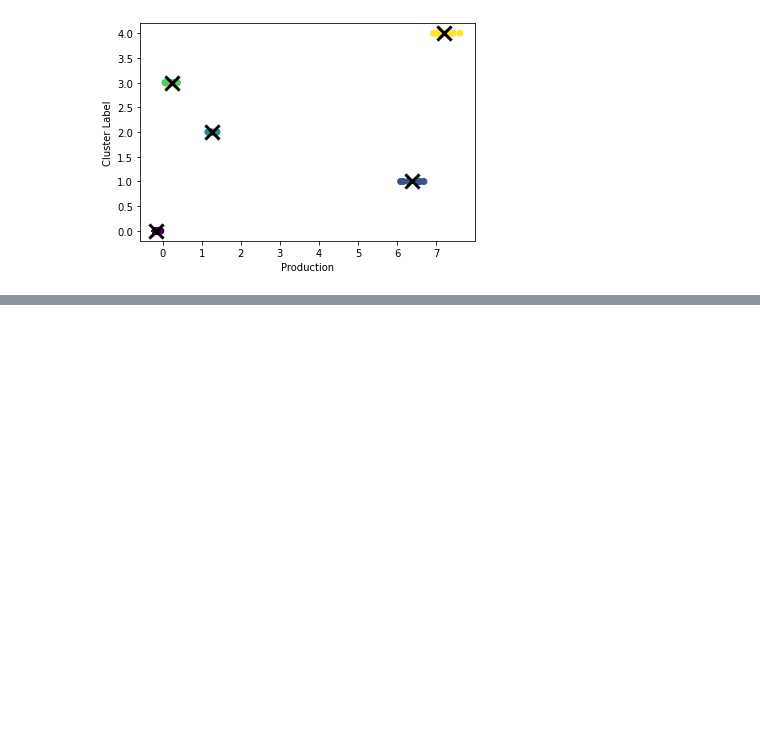
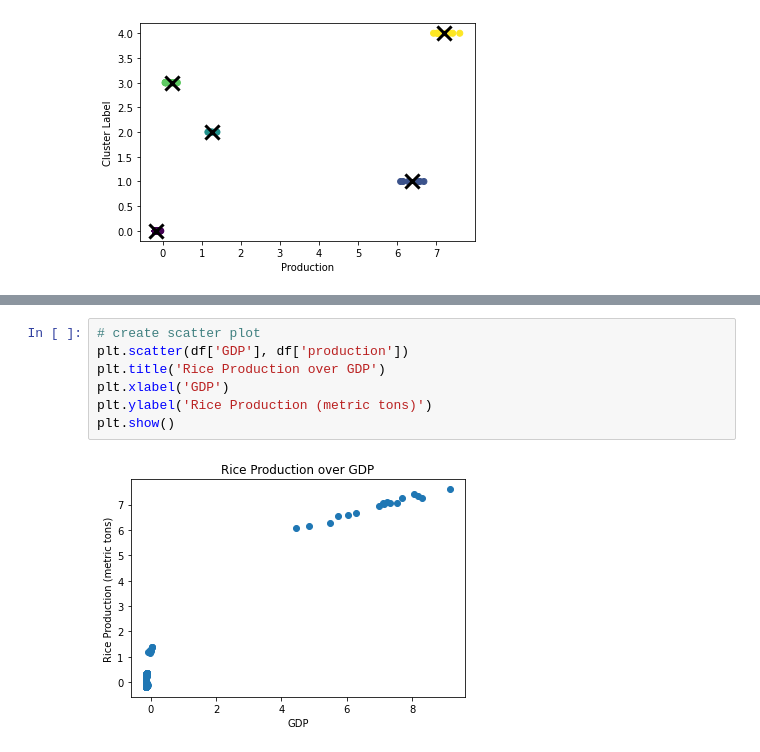
Before and after one commit to JacobNescot/DataAnalytics_Project_JacobNescot, a Jupyter notebook: DA_Project_V2.ipynb, the cells around one changed output, grey strips where cells are left out. Saved outputs shown, nothing was run; the diff lists cells and outputs as text; blank space fills up the shorter version.

```diff
--- a/DA_Project_V2.ipynb
+++ b/DA_Project_V2.ipynb
@@ -654,0 +563,9 @@ plt.show()
+# %%
+# create scatter plot
+plt.scatter(df['GDP'], df['production'])
+plt.title('Rice Production over GDP')
+plt.xlabel('GDP')
+plt.ylabel('Rice Production (metric tons)')
+plt.show()
+# %% [output]
+[figure, added]
```
Also changed, not shown: parts of 66 cells of this notebook.
